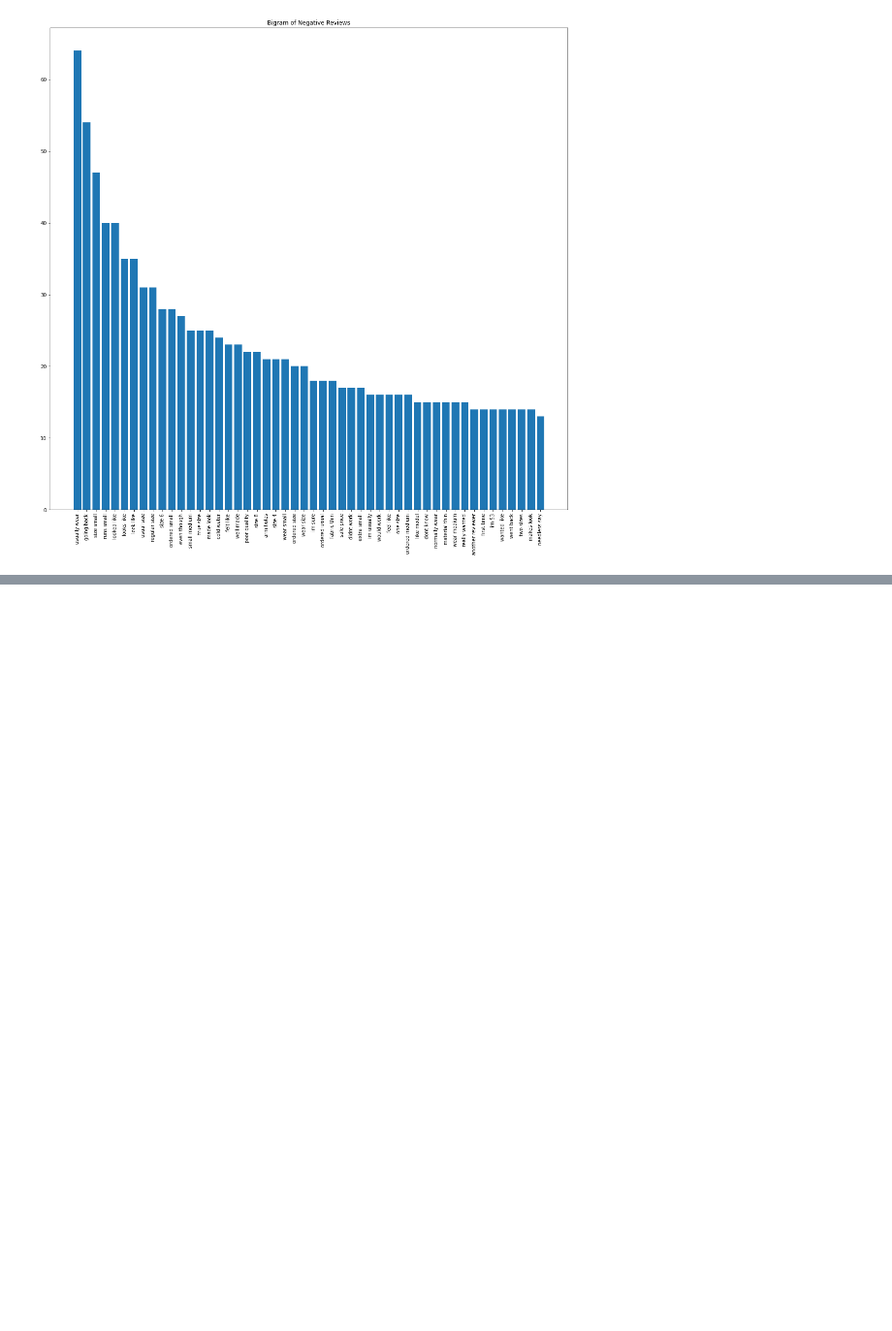
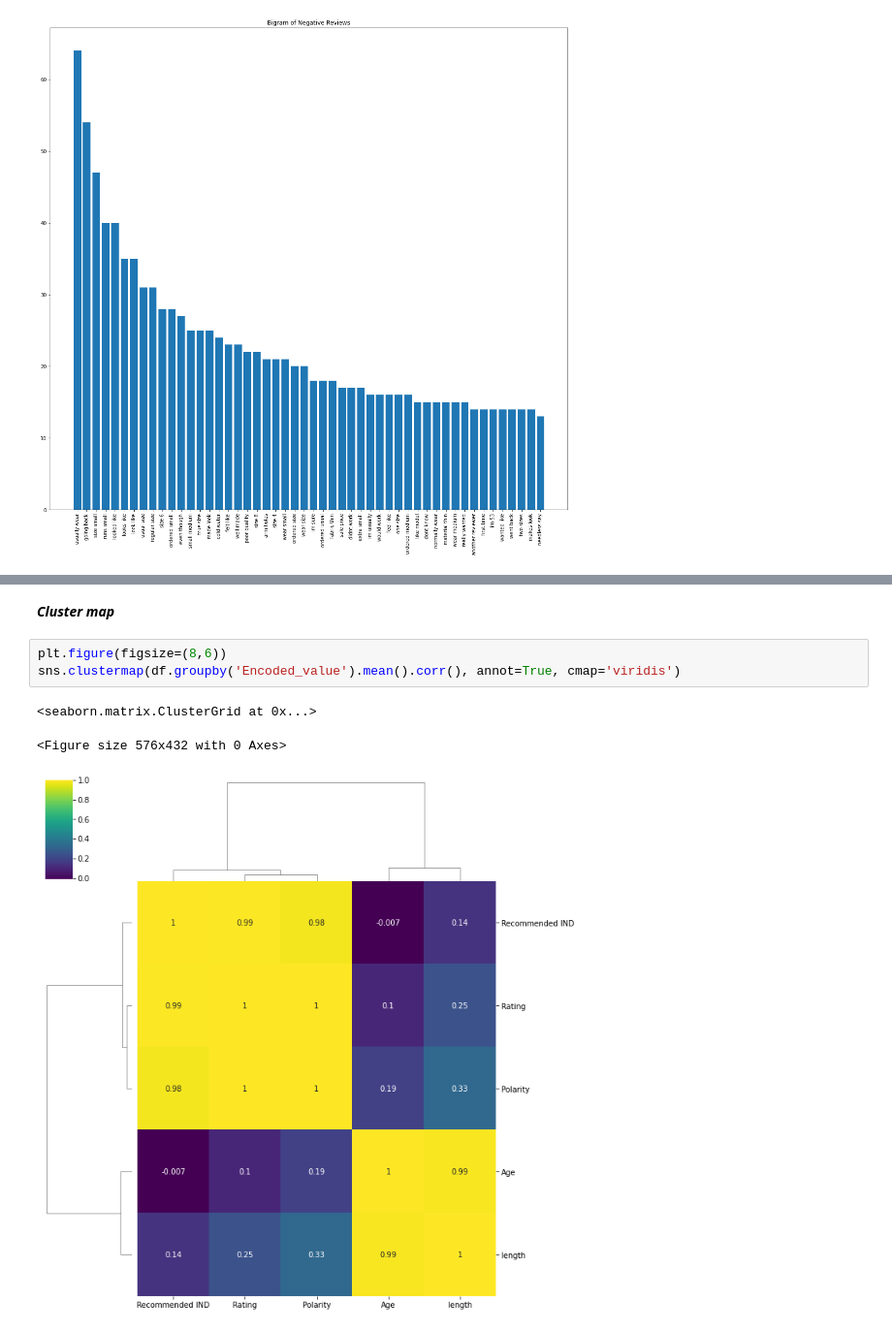
Before and after one commit to meena-shankar/E-commerce-Review-Sentiment-Analysis, a Jupyter notebook: Text_Mining.ipynb, the cells around one changed output, grey strips where cells are left out. Shown at 97% size. Cells and saved outputs as stored; diff of their text form; blank space fills up the shorter version.

```diff
--- a/Text_Mining.ipynb
+++ b/Text_Mining.ipynb
@@ -689,0 +696,9 @@ Ngram(df_negative["Review_text_cleaned"],2,title="Bigram of Negative Reviews")
+# %% [markdown]
+***Cluster map***
+# %%
+plt.figure(figsize=(8,6))
+sns.clustermap(df.groupby('Encoded_value').mean().corr(), annot=True, cmap='viridis')
+# %% [output]
+<seaborn.matrix.ClusterGrid at 0x...>
+<Figure size 576x432 with 0 Axes>
+[figure, added]
```
Also changed, not shown: parts of 18 cells of this notebook.
